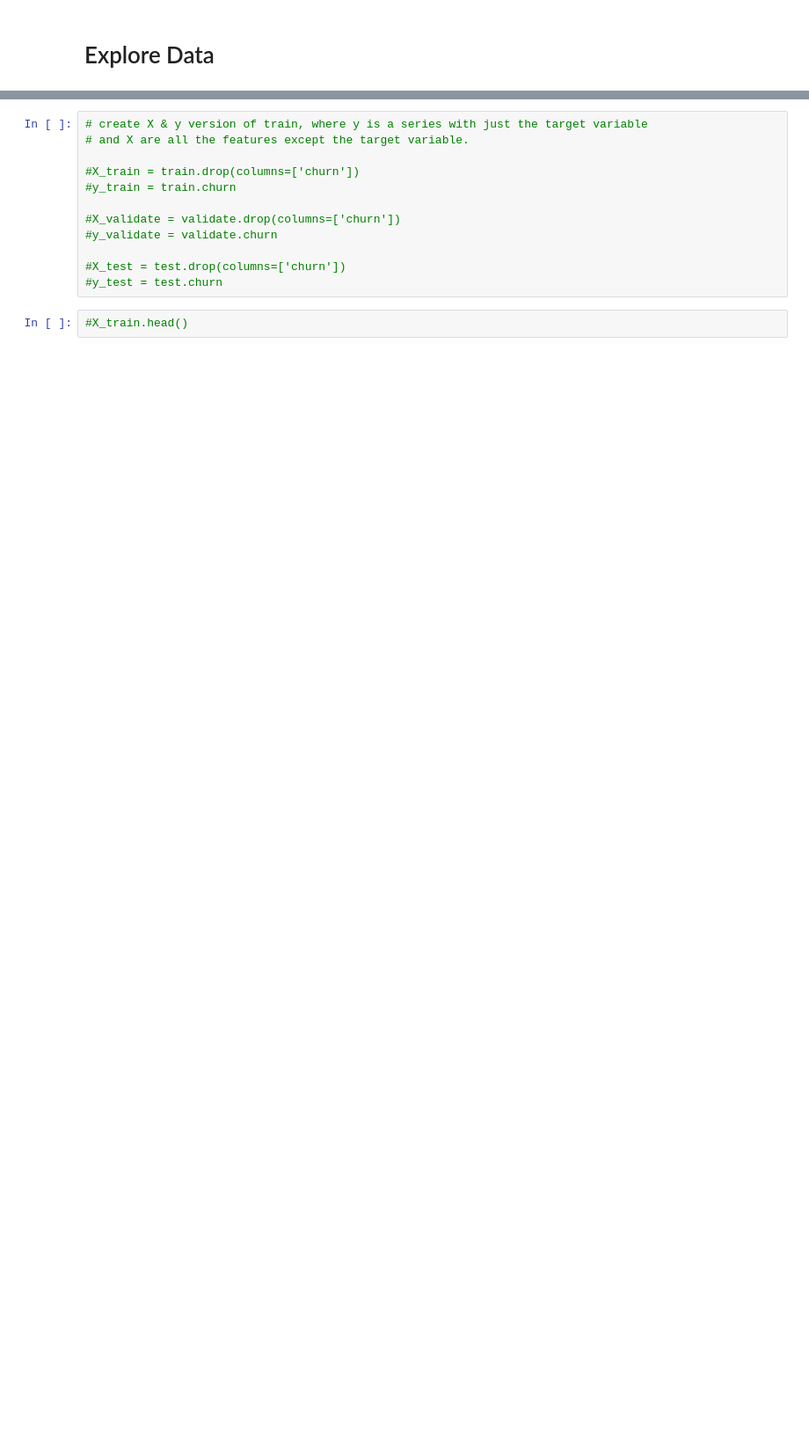
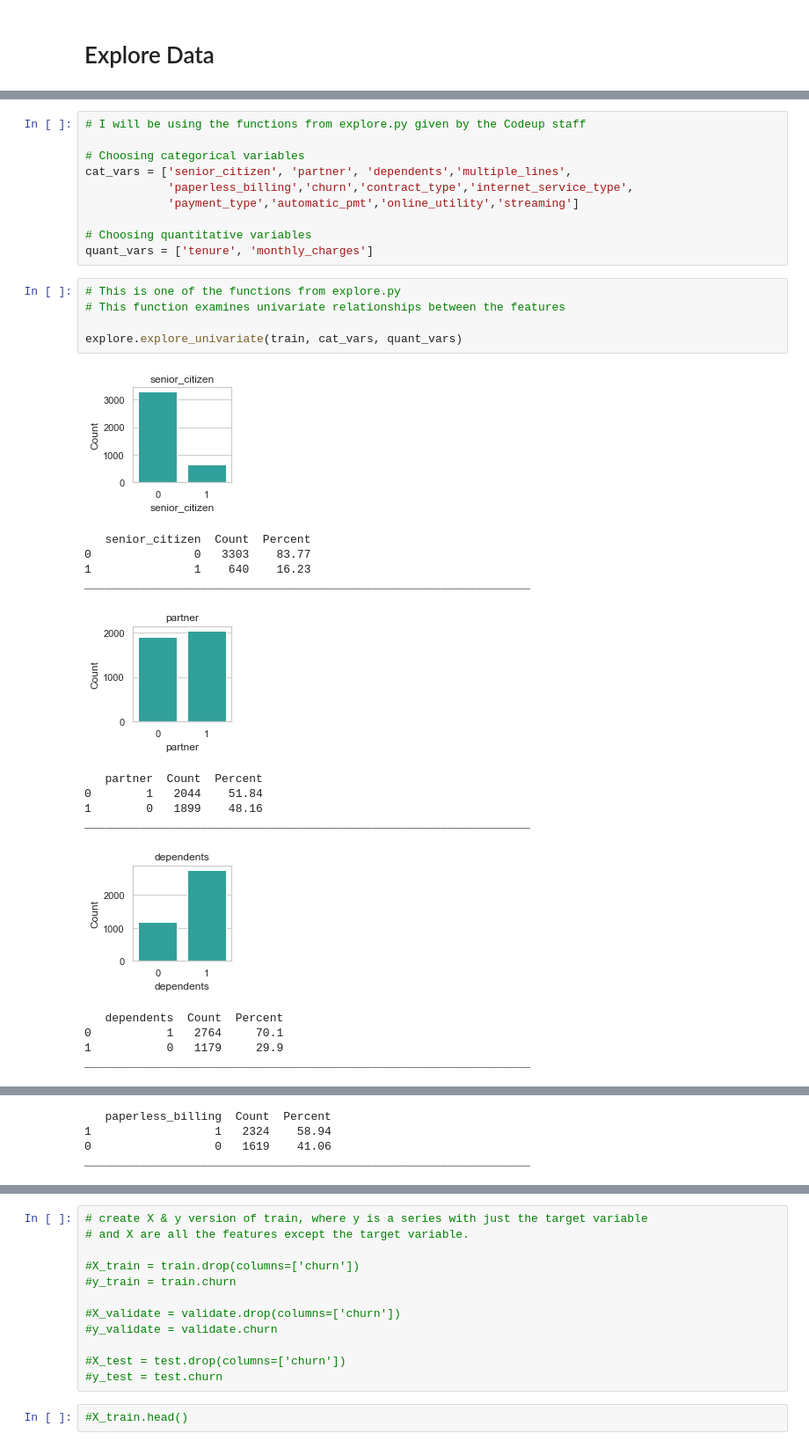
Before and after one commit to ian-james-johnson/classification_project, a Jupyter notebook: initial_classification_project.ipynb, the cells around one changed output, grey strips where cells are left out. Shown: that part at 88% size. Drawn from its saved outputs; the diff is of its cells as text; blank space fills up the shorter version.

```diff
--- a/initial_classification_project.ipynb
+++ b/initial_classification_project.ipynb
@@ -272,0 +396,31 @@ def scatter_telco(df, x, y):
+# %%
+# I will be using the functions from explore.py given by the Codeup staff
+
+# Choosing categorical variables
+cat_vars = ['senior_citizen', 'partner', 'dependents','multiple_lines',
+            'paperless_billing','churn','contract_type','internet_service_type',
+            'payment_type','automatic_pmt','online_utility','streaming']
+
+# Choosing quantitative variables
+quant_vars = ['tenure', 'monthly_charges']
+# %%
+# This is one of the functions from explore.py
+# This function examines univariate relationships between the features
+
+explore.explore_univariate(train, cat_vars, quant_vars)
+# %% [output]
+[figure, added]
+   senior_citizen  Count  Percent
+0               0   3303    83.77
+1               1    640    16.23
+_________________________________________________________________
+[figure, added]
+   partner  Count  Percent
+0        1   2044    51.84
+1        0   1899    48.16
+_________________________________________________________________
+[figure, added]
+   dependents  Count  Percent
+0           1   2764     70.1
+1           0   1179     29.9
+_________________________________________________________________
@@ -272,0 +434,4 @@ def scatter_telco(df, x, y):
+   paperless_billing  Count  Percent
+1                  1   2324    58.94
+0                  0   1619    41.06
+_________________________________________________________________
```
Also changed, not shown: parts of 21 cells of this notebook, 1 other file.
